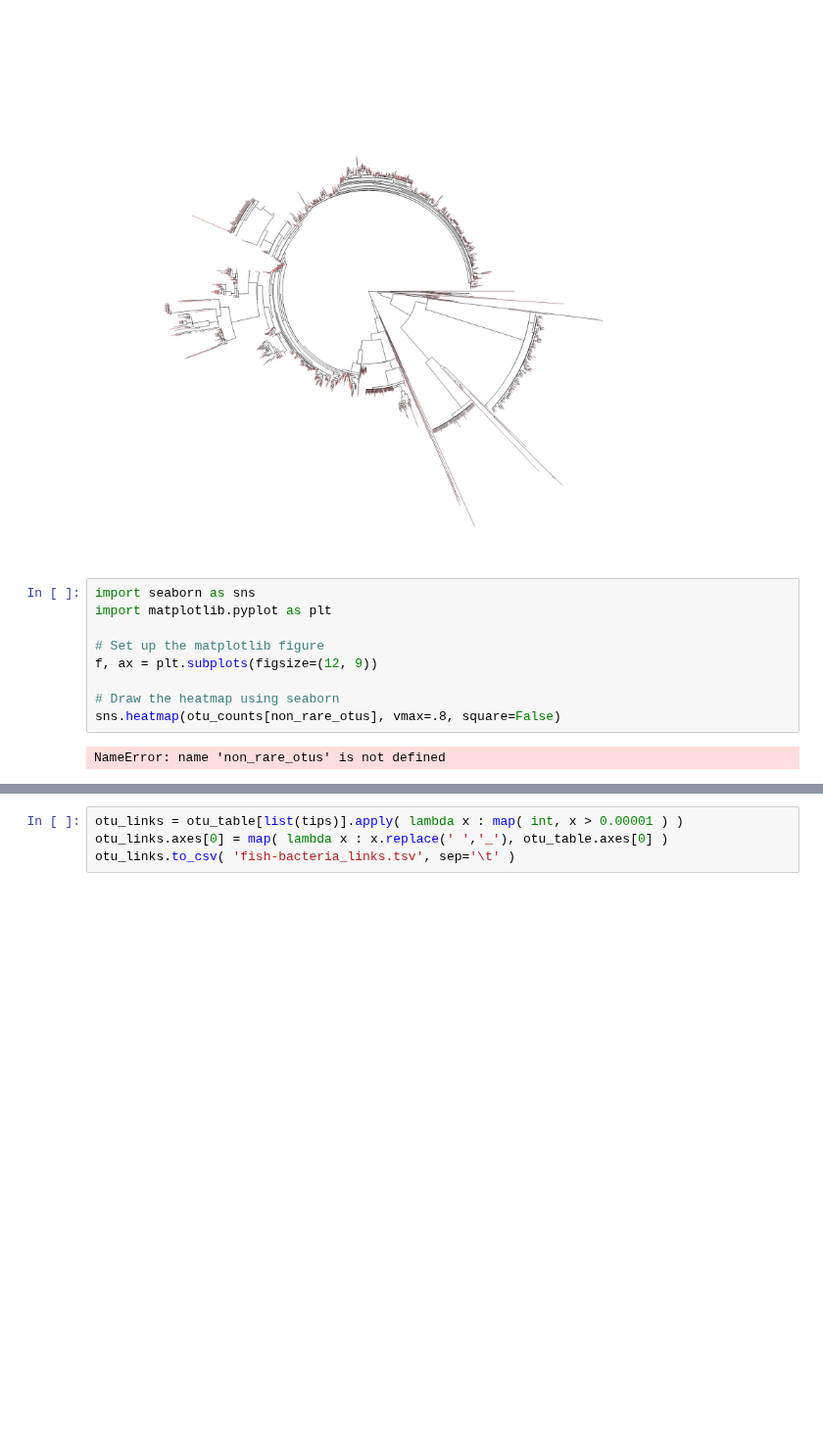
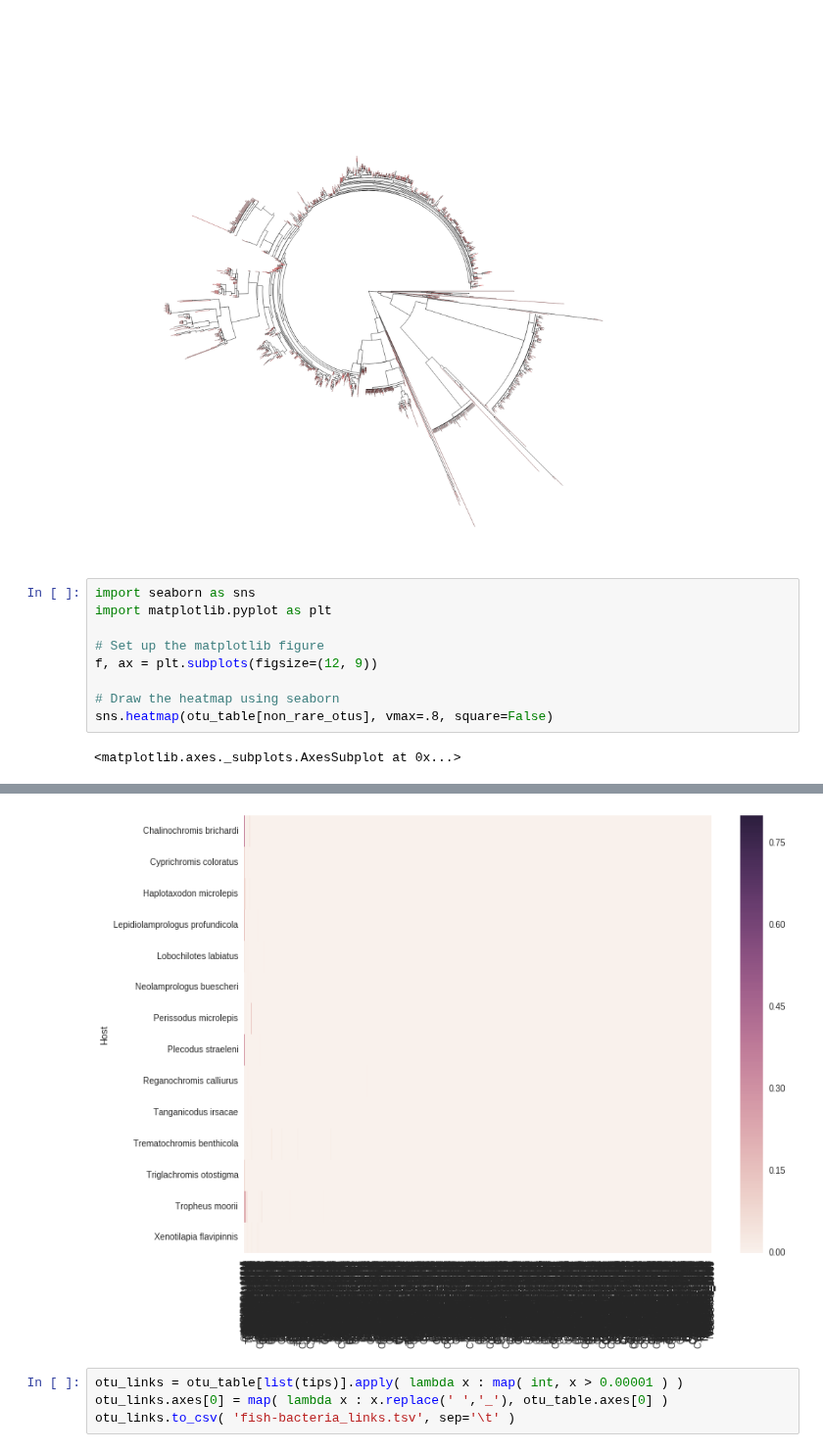
Before and after one commit to ryneches/fishpoo, a Jupyter notebook: fishpoo.ipynb, the cells around one changed output, grey strips where cells are left out. Shown at 98% size. Drawn from its saved outputs; the diff is of its cells as text; blank space fills up the shorter version.

```diff
--- a/fishpoo.ipynb
+++ b/fishpoo.ipynb
@@ -451,6 +453,6 @@ import matplotlib.pyplot as plt
 f, ax = plt.subplots(figsize=(12, 9))
 
 # Draw the heatmap using seaborn
-sns.heatmap(otu_counts[non_rare_otus], vmax=.8, square=False)
+sns.heatmap(otu_table[non_rare_otus], vmax=.8, square=False)
 # %% [output]
-NameError: name 'non_rare_otus' is not defined
+<matplotlib.axes._subplots.AxesSubplot at 0x...>
@@ -458,3 +459,4 @@ NameError: name 'non_rare_otus' is not defined
+[figure, added]
 # %%
 otu_links = otu_table[list(tips)].apply( lambda x : map( int, x > 0.00001 ) )
 otu_links.axes[0] = map( lambda x : x.replace(' ','_'), otu_table.axes[0] )
```
Also changed, not shown: parts of 6 cells of this notebook, 1 other file.
